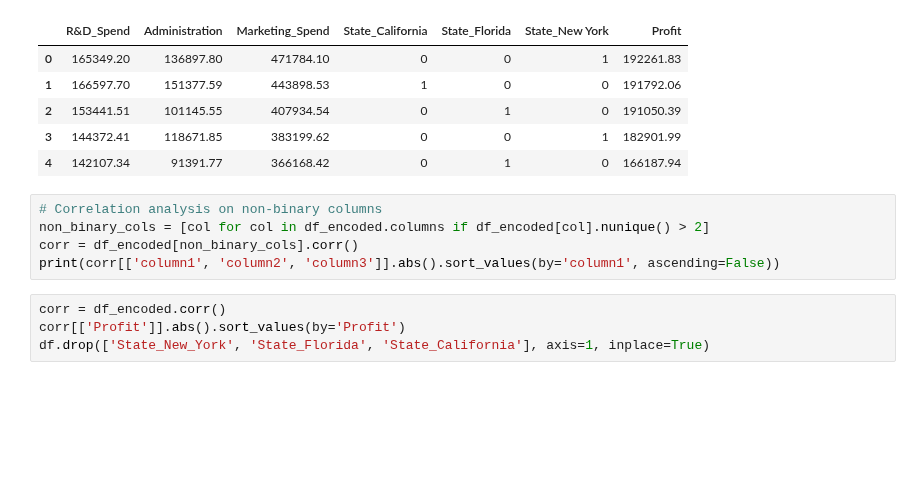
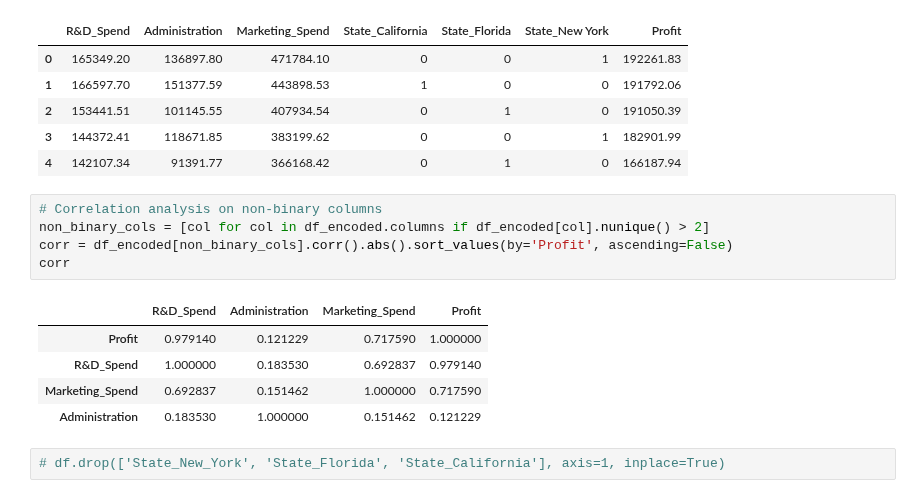
Before and after one commit to Ebimsv/Machine_Learning_Course, a Jupyter notebook: 03_Supervised_Learning/07. multiple_linear_regression.ipynb, the cells around one changed output. Drawn from its saved outputs; the diff is of its cells as text; blank space fills up the shorter version.

```diff
--- a/03_Supervised_Learning/07. multiple_linear_regression.ipynb
+++ b/03_Supervised_Learning/07. multiple_linear_regression.ipynb
@@ -154,11 +154,15 @@ df_encoded.head()
 # %%
 # Correlation analysis on non-binary columns
 non_binary_cols = [col for col in df_encoded.columns if df_encoded[col].nunique() > 2]
-corr = df_encoded[non_binary_cols].corr()
-print(corr[['column1', 'column2', 'column3']].abs().sort_values(by='column1', ascending=False))
+corr = df_encoded[non_binary_cols].corr().abs().sort_values(by='Profit', ascending=False)
+corr
+# %% [output]
+|  | R&D_Spend | Administration | Marketing_Spend | Profit |
+| Profit | 0.979140 | 0.121229 | 0.717590 | 1.000000 |
+| R&D_Spend | 1.000000 | 0.183530 | 0.692837 | 0.979140 |
+| Marketing_Spend | 0.692837 | 0.151462 | 1.000000 | 0.717590 |
+| Administration | 0.183530 | 1.000000 | 0.151462 | 0.121229 |
 # %%
-corr = df_encoded.corr()
-corr[['Profit']].abs().sort_values(by='Profit')
-df.drop(['State_New_York', 'State_Florida', 'State_California'], axis=1, inplace=True)
+# df.drop(['State_New_York', 'State_Florida', 'State_California'], axis=1, inplace=True)
 # %%
 # Split the dataset into features (X) and target (y)
```
Also changed, not shown: parts of 3 cells of this notebook.
